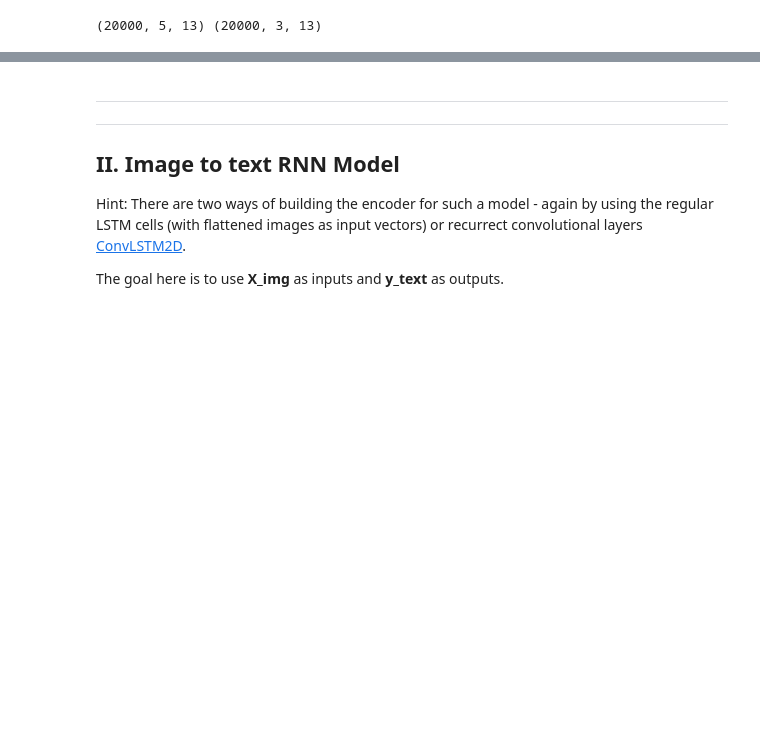
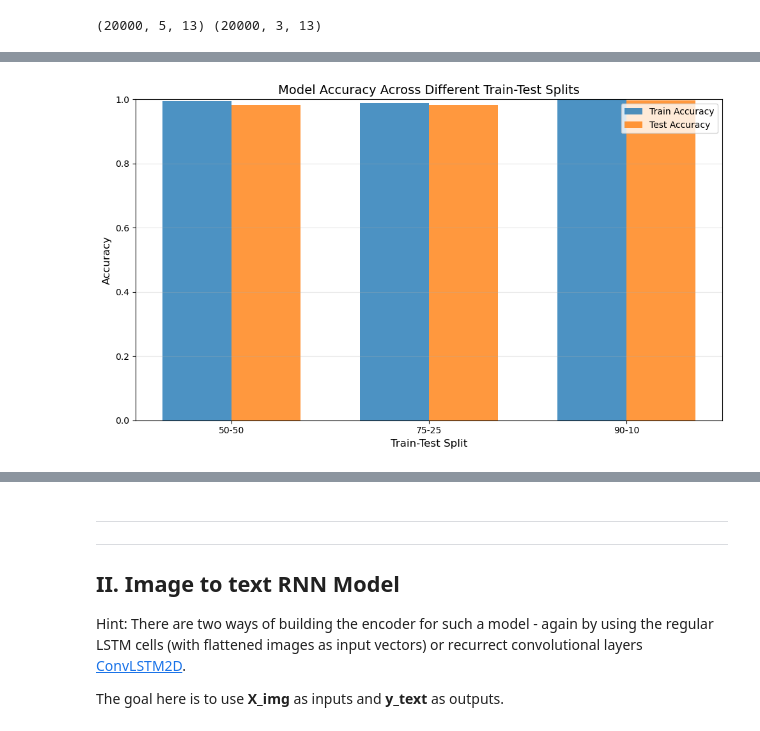
Before and after one commit to gaddetsi/final-assignment-IDL, a Jupyter notebook: A2_RNNs.ipynb, the cells around one changed output, grey strips where cells are left out. Saved outputs shown, nothing was run; the diff lists cells and outputs as text; code cells hidden in the pictures; blank space fills up the shorter version.

```diff
--- a/A2_RNNs.ipynb
+++ b/A2_RNNs.ipynb
@@ -298,0 +455,24 @@ def build_text2text_model():
+# %%
+# Plot accuracy comparison
+split_labels = list(results.keys())
+train_accs = [results[split]['train_acc'] for split in split_labels]
+test_accs = [results[split]['test_acc'] for split in split_labels]
+
+plt.figure(figsize=(10, 6))
+x = np.arange(len(split_labels))
+width = 0.35
+
+plt.bar(x - width/2, train_accs, width, label='Train Accuracy', alpha=0.8)
+plt.bar(x + width/2, test_accs, width, label='Test Accuracy', alpha=0.8)
+
+plt.xlabel('Train-Test Split', fontsize=12)
+plt.ylabel('Accuracy', fontsize=12)
+plt.title('Model Accuracy Across Different Train-Test Splits', fontsize=14)
+plt.xticks(x, split_labels)
+plt.legend()
+plt.ylim([0, 1])
+plt.grid(axis='y', alpha=0.3)
+plt.tight_layout()
+plt.show()
+# %% [output]
+[figure, added]
```
Also changed, not shown: parts of 9 cells of this notebook.
